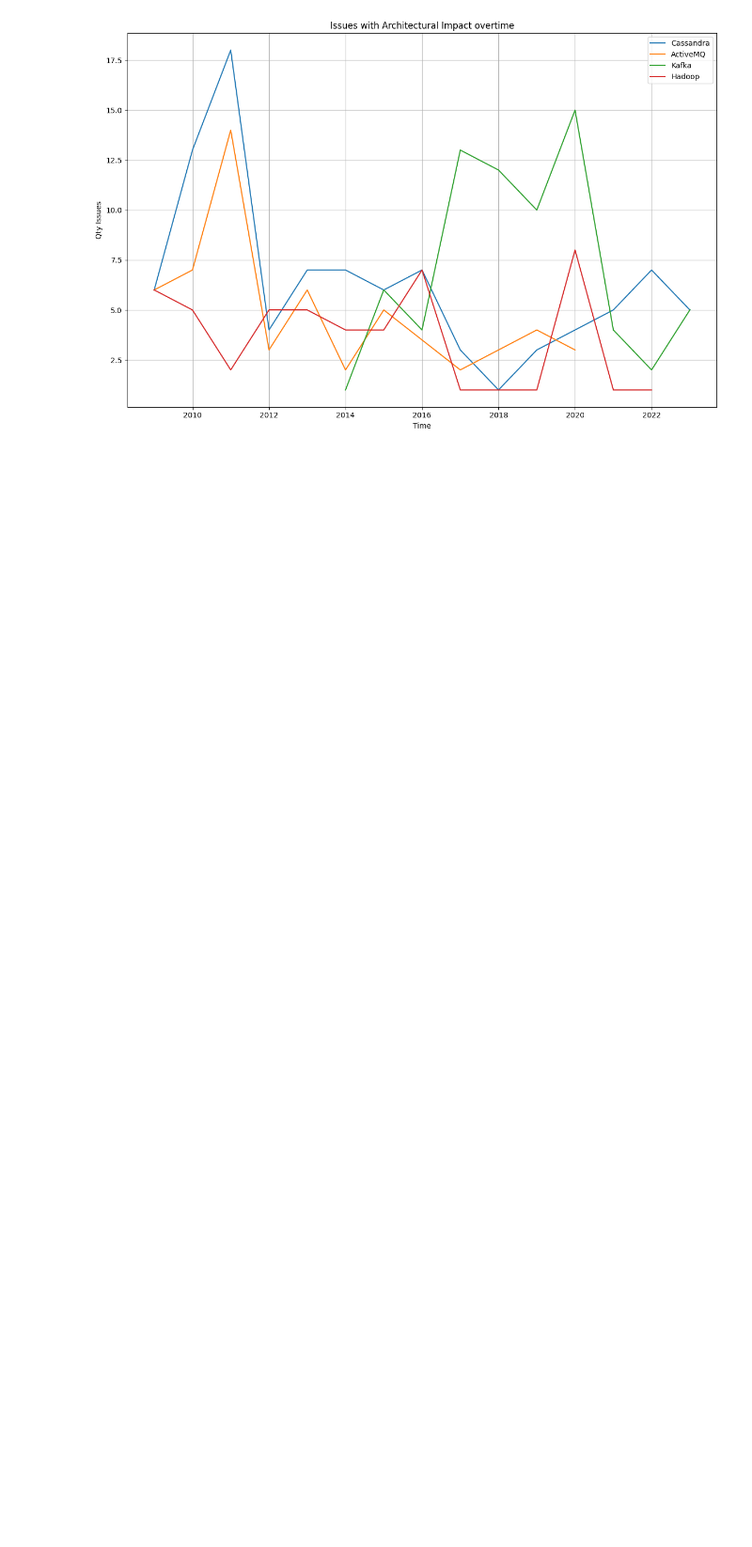
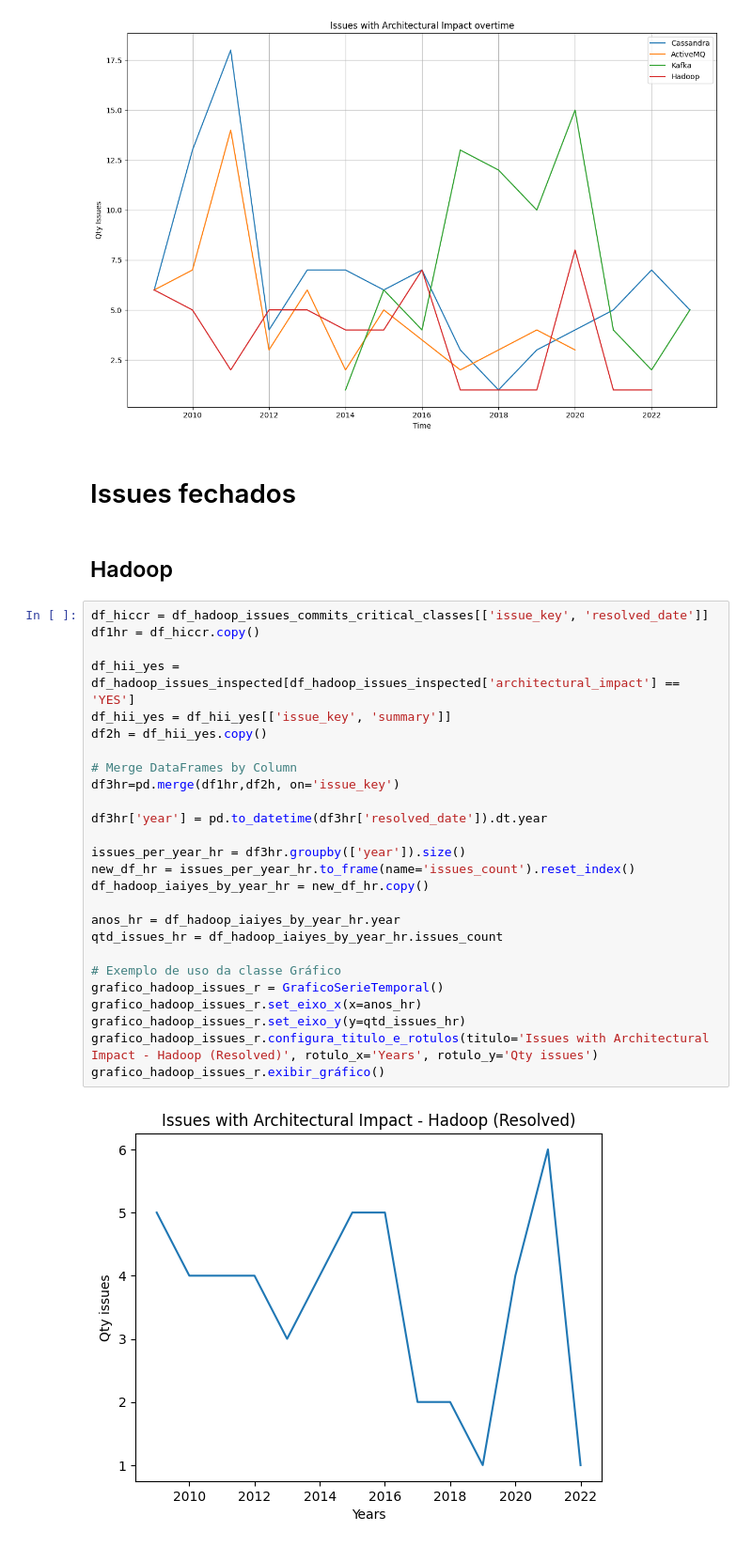
Before and after one commit to armandossrecife/my_validation, a Jupyter notebook: my_comparison.ipynb, the cells around one changed output. Shown at 94% size. Cells and saved outputs as stored; diff of their text form; blank space fills up the shorter version.

```diff
--- a/my_comparison.ipynb
+++ b/my_comparison.ipynb
@@ -2278,3 +2278,35 @@ plt.tight_layout()  # Adjust spacing
 plt.show()  # Display the plot
 # %% [output]
 [figure]
+# %% [markdown]
+# Issues fechados
+# %% [markdown]
+## Hadoop
+# %%
+df_hiccr = df_hadoop_issues_commits_critical_classes[['issue_key', 'resolved_date']]
+df1hr = df_hiccr.copy()
+
+df_hii_yes = df_hadoop_issues_inspected[df_hadoop_issues_inspected['architectural_impact'] == 'YES']
+df_hii_yes = df_hii_yes[['issue_key', 'summary']]
+df2h = df_hii_yes.copy()
+
+# Merge DataFrames by Column
+df3hr=pd.merge(df1hr,df2h, on='issue_key')
+
+df3hr['year'] = pd.to_datetime(df3hr['resolved_date']).dt.year
+
+issues_per_year_hr = df3hr.groupby(['year']).size()
+new_df_hr = issues_per_year_hr.to_frame(name='issues_count').reset_index()
+df_hadoop_iaiyes_by_year_hr = new_df_hr.copy()
+
+anos_hr = df_hadoop_iaiyes_by_year_hr.year
+qtd_issues_hr = df_hadoop_iaiyes_by_year_hr.issues_count
+
+# Exemplo de uso da classe Gráfico
+grafico_hadoop_issues_r = GraficoSerieTemporal()
+grafico_hadoop_issues_r.set_eixo_x(x=anos_hr)
+grafico_hadoop_issues_r.set_eixo_y(y=qtd_issues_hr)
+grafico_hadoop_issues_r.configura_titulo_e_rotulos(titulo='Issues with Architectural Impact - Hadoop (Resolved)', rotulo_x='Years', rotulo_y='Qty issues')
+grafico_hadoop_issues_r.exibir_gráfico()
+# %% [output]
+[figure, added]
```
Also changed, not shown: parts of 3 cells of this notebook.
